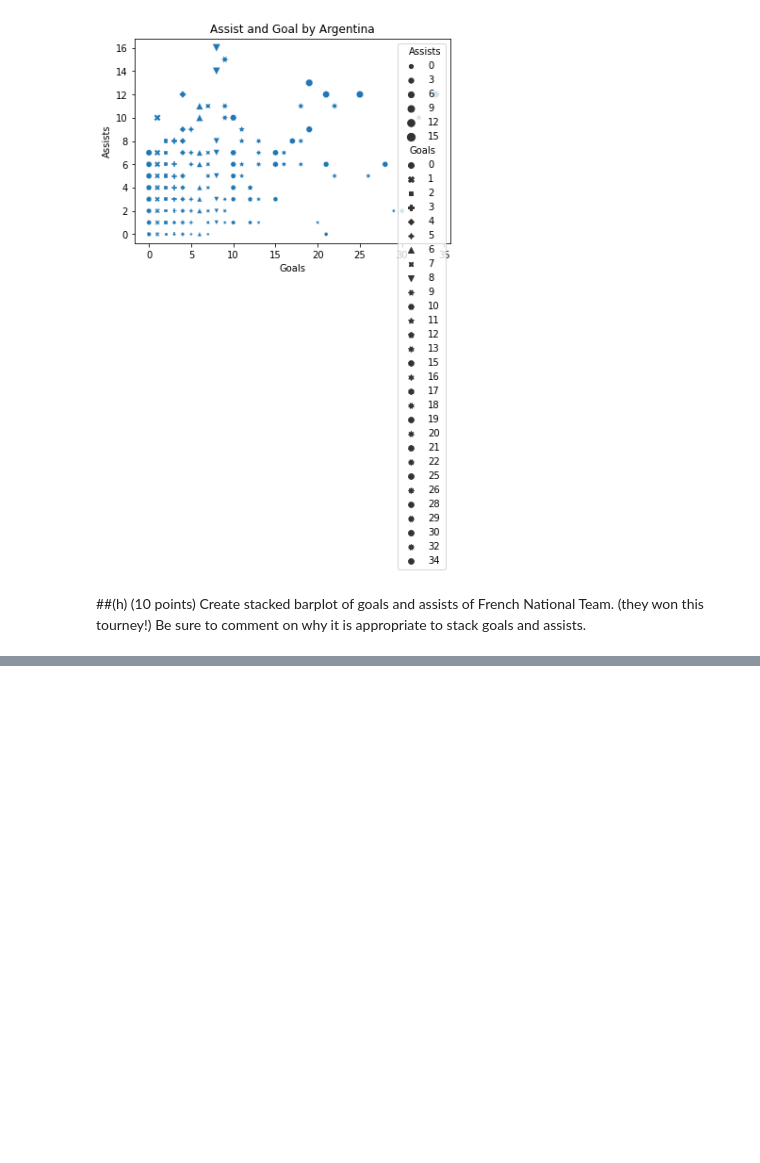
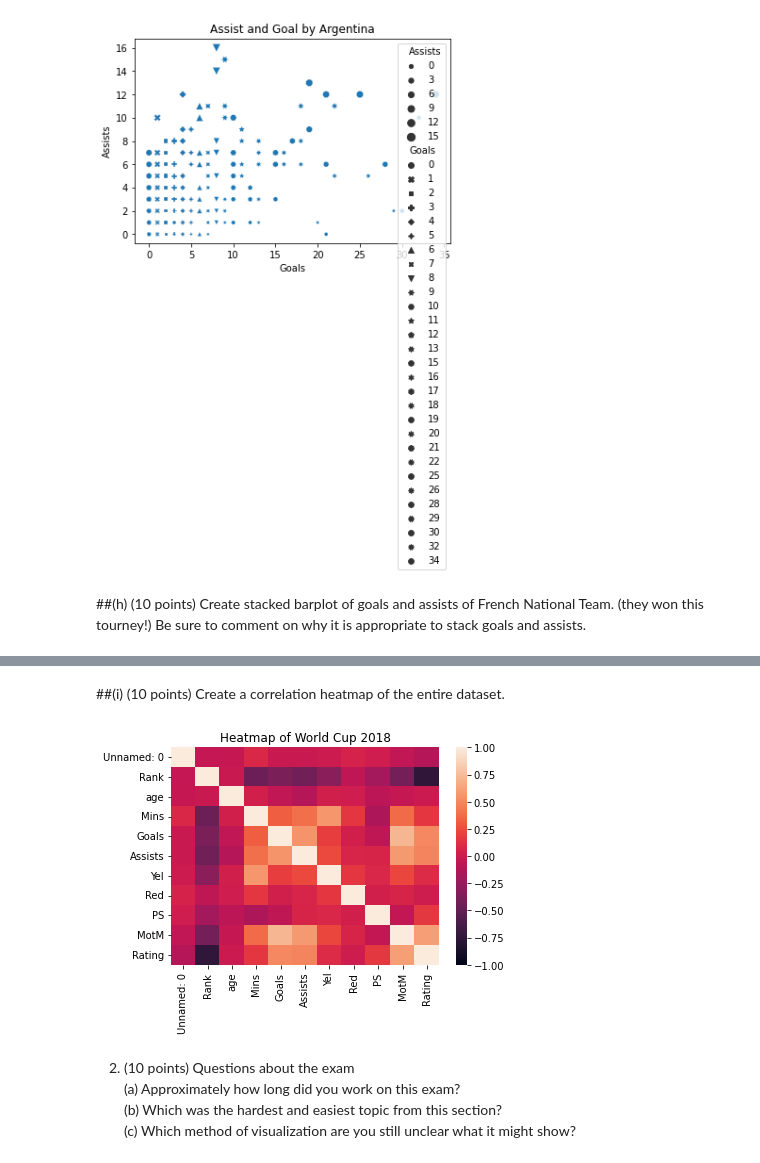
Before and after one commit to Nissun662/Data-Visual, a Jupyter notebook: Exam3.ipynb, the cells around one changed output, grey strips where cells are left out. Cells and saved outputs as stored; diff of their text form; code cells hidden in the pictures; blank space fills up the shorter version.

```diff
--- a/Exam3.ipynb
+++ b/Exam3.ipynb
@@ -179,0 +181,13 @@ Text(0, 0.5, 'Assists')
+# %% [markdown]
+##(i) (10 points) Create a correlation heatmap of the entire dataset.
+# %%
+ax = sns.heatmap(df.corr(),vmin = -1, annot=False)
+ax.set(title = 'Heatmap of World Cup 2018')
+plt.show()
+# %% [output]
+[figure, added]
+# %% [markdown]
+2. (10 points) Questions about the exam
+(a) Approximately how long did you work on this exam?
+(b) Which was the hardest and easiest topic from this section?
+(c) Which method of visualization are you still unclear what it might show?
```
Also changed, not shown: parts of 2 cells of this notebook.
